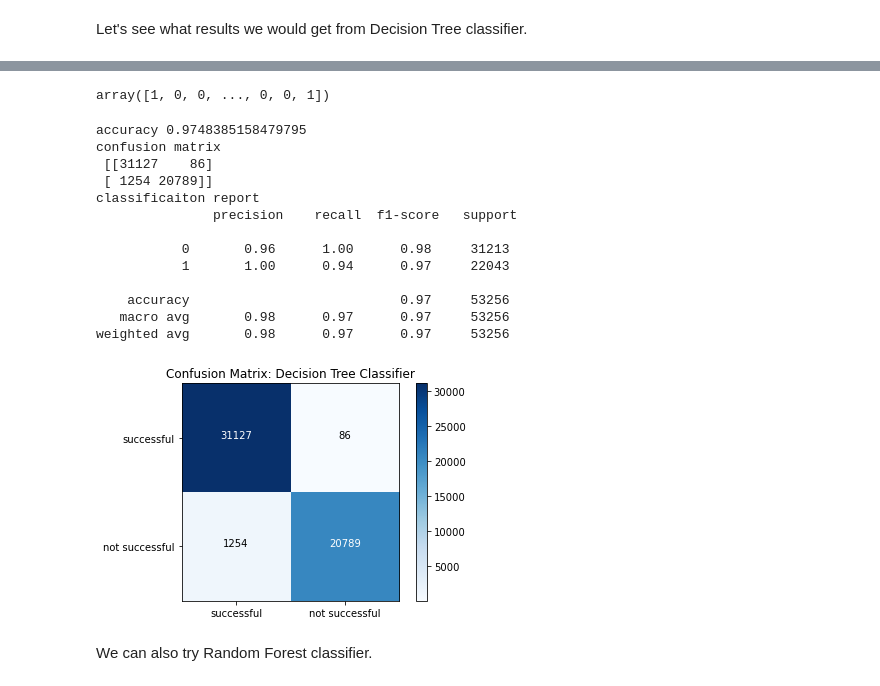
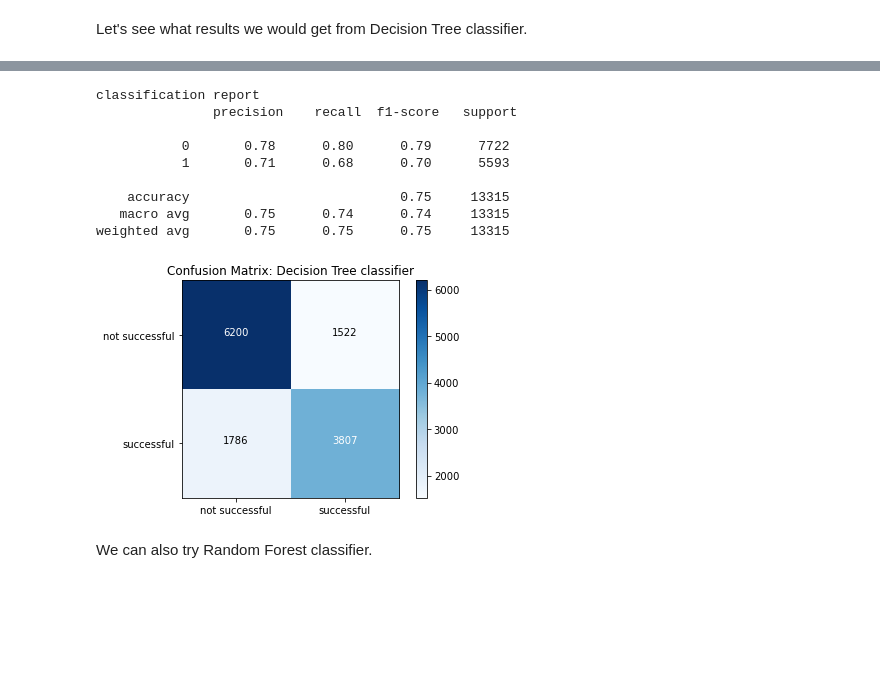
Before and after one commit to jvuger/StarbucksProject, a Jupyter notebook: Starbucks_Capstone_notebook.ipynb, the cells around one changed output, grey strips where cells are left out. Drawn from its saved outputs; the diff is of its cells as text; code cells hidden in the pictures; blank space fills up the shorter version.

```diff
--- a/Starbucks_Capstone_notebook.ipynb
+++ b/Starbucks_Capstone_notebook.ipynb
@@ -1390,27 +1336,2 @@ DecisionTreeClassifier()
-# %%
-y_hat_dtc = dtc.predict(X_train)
-y_hat_dtc
-# %% [output]
-array([1, 0, 0, ..., 0, 0, 1])
-# %%
-print(f'accuracy {metrics.accuracy_score(y_train, y_hat_dtc)}')
-print(f'confusion matrix\n {metrics.confusion_matrix(y_train, y_hat_dtc)}')
-print(f'classificaiton report\n {metrics.classification_report(y_train, y_hat_dtc)}')
-# %% [output]
-accuracy 0.9748385158479795
-confusion matrix
- [[31127    86]
- [ 1254 20789]]
-classificaiton report
-               precision    recall  f1-score   support
-
-           0       0.96      1.00      0.98     31213
-           1       1.00      0.94      0.97     22043
-
-    accuracy                           0.97     53256
-   macro avg       0.98      0.97      0.97     53256
-weighted avg       0.98      0.97      0.97     53256
-# %%
-show_cm(y_train, y_hat_dtc, ['not successful', 'successful'], 'Decision Tree Classifier')
-# %% [output]
-[figure, removed]
+# %%
+y_test_dtc = dtc.predict(X_test)
@@ -1417,3 +1346,17 @@ show_cm(y_train, y_hat_dtc, ['not successful', 'successful'], 'Decision Tree Cla
+# %%
+print(f'classification report\n {metrics.classification_report(y_test, y_test_dtc)}')
+show_cm(y_test, y_test_dtc, ['not successful', 'successful'], 'Decision Tree classifier')
+# %% [output]
+classification report
+               precision    recall  f1-score   support
+
+           0       0.78      0.80      0.79      7722
+           1       0.71      0.68      0.70      5593
+
+    accuracy                           0.75     13315
+   macro avg       0.75      0.74      0.74     13315
+weighted avg       0.75      0.75      0.75     13315
+[figure, added]
 # %% [markdown]
 We can also try Random Forest classifier.
 # %%
```
Also changed, not shown: parts of 42 cells of this notebook.
